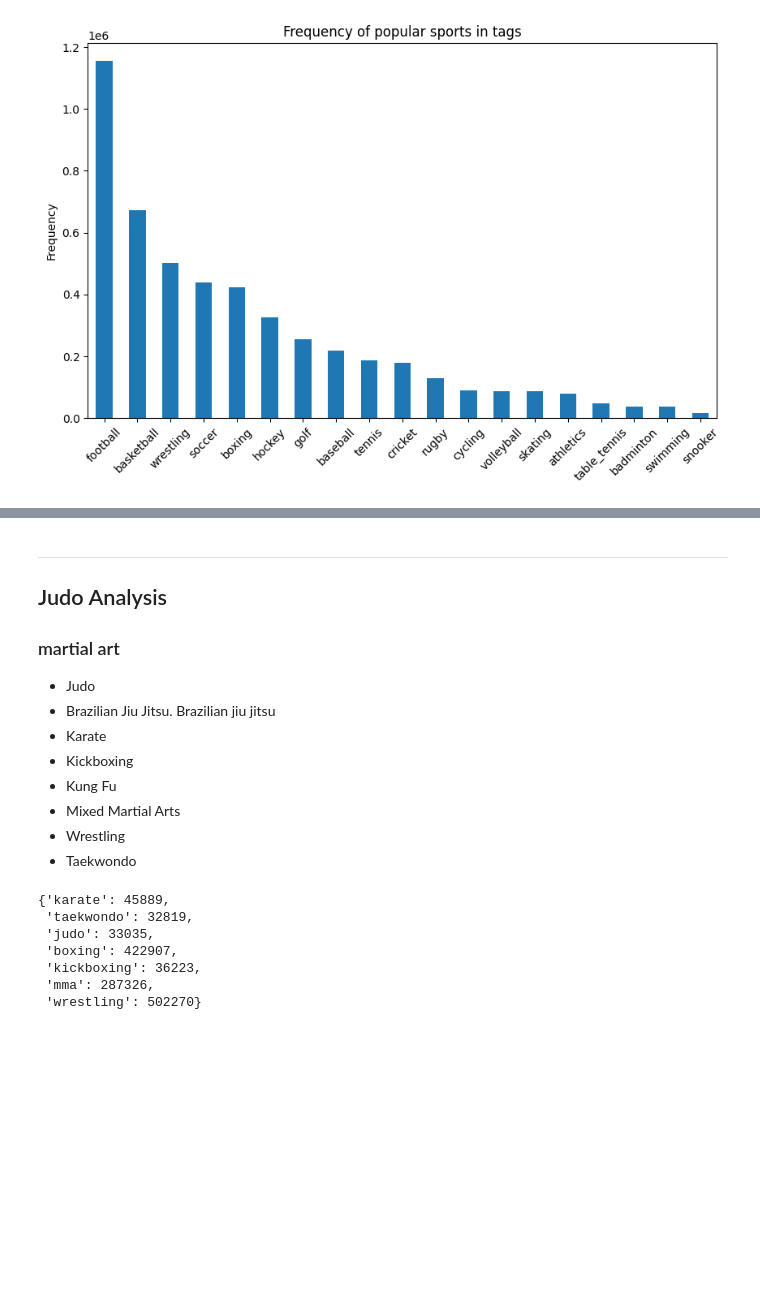
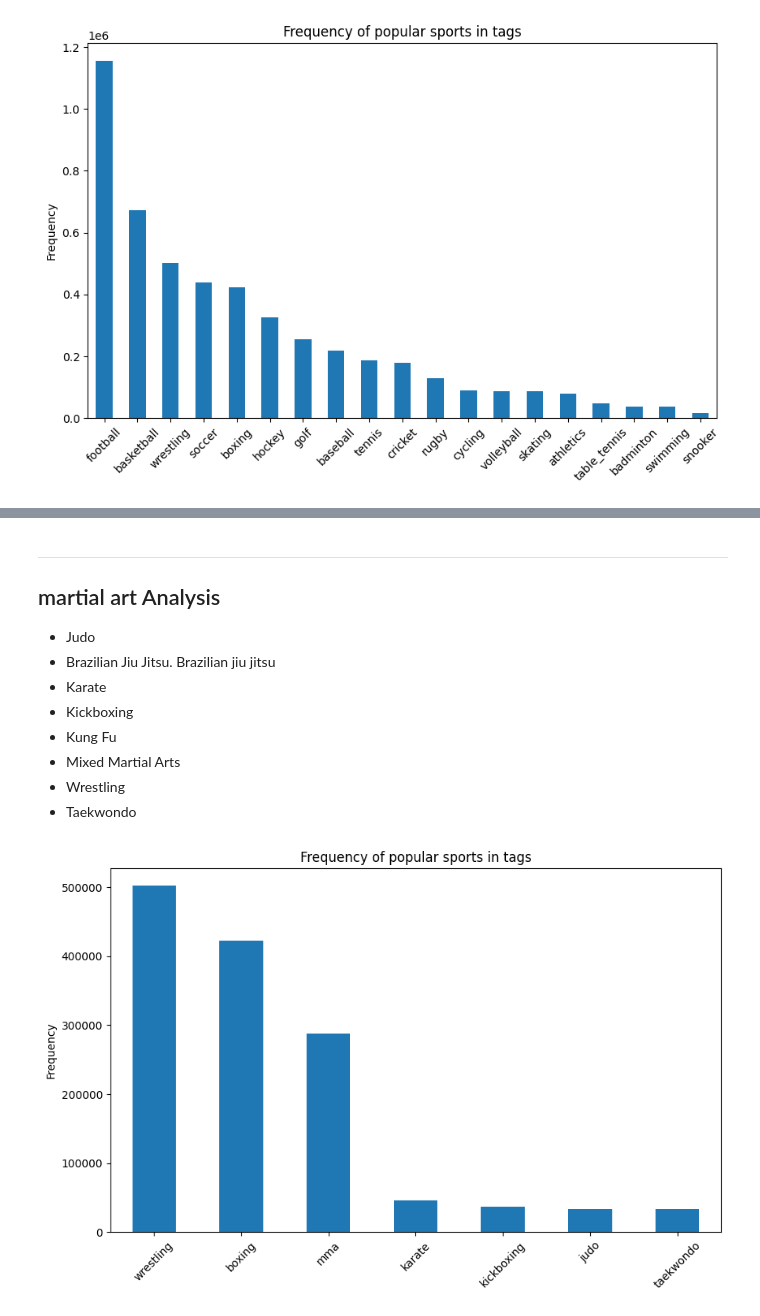
Before and after one commit to epfl-ada/ada-2024-project-robodatapioneers2024, a Jupyter notebook: part3.ipynb, the cells around one changed output, grey strips where cells are left out. Drawn from its saved outputs; the diff is of its cells as text; code cells hidden in the pictures; blank space fills up the shorter version.

Commit message:
timeseries analysis

```diff
--- a/part3.ipynb
+++ b/part3.ipynb
@@ -82,8 +104,7 @@ plt.show()
 # %% [markdown]
 ---
-## Judo Analysis
+## martial art Analysis
 
-### martial art
 - Judo
 - Brazilian Jiu Jitsu. Brazilian jiu jitsu
 - Karate
@@ -104,14 +125,15 @@ martial_art = [
 ]
 
 martial_art_counts = {sport: tag_counts[sport] for sport in martial_art}
-# %%
-filtered_martial_art = {k: v for k, v in martial_art_counts.items() if v >= 10000}
-filtered_martial_art
-# %% [output]
-{'karate': 45889,
- 'taekwondo': 32819,
- 'judo': 33035,
- 'boxing': 422907,
- 'kickboxing': 36223,
- 'mma': 287326,
- 'wrestling': 502270}
+# %%
+filtered_martial_art_counts = {k: v for k, v in martial_art_counts.items() if v >= 10000}
+f_martial_art={k for k, v in martial_art_counts.items() if v >= 10000}
+plt.figure(figsize=(10, 6))
+filtered_martial_art_counts_series = pd.Series(filtered_martial_art_counts)
+filtered_martial_art_counts_series.sort_values(ascending=False).plot(kind="bar")
+plt.title("Frequency of popular sports in tags")
+plt.ylabel("Frequency")
+plt.xticks(rotation=45)
+plt.show()
+# %% [output]
+[figure, added]
```
Also changed, not shown: parts of 6 cells of this notebook, 1 other file.
